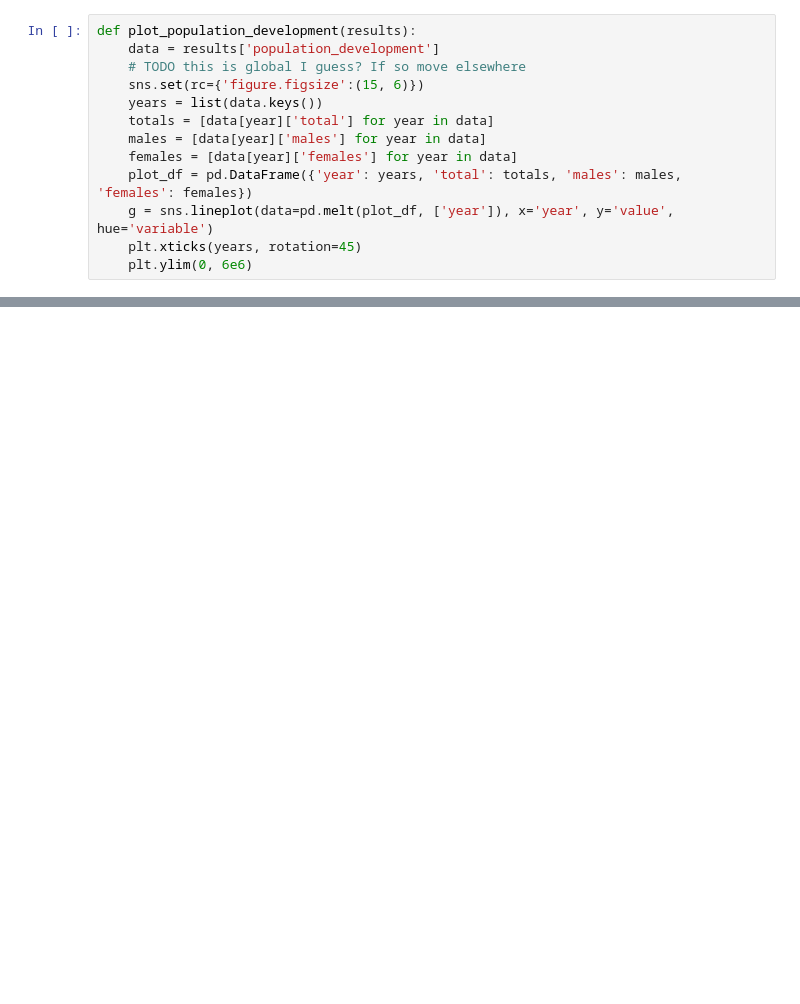
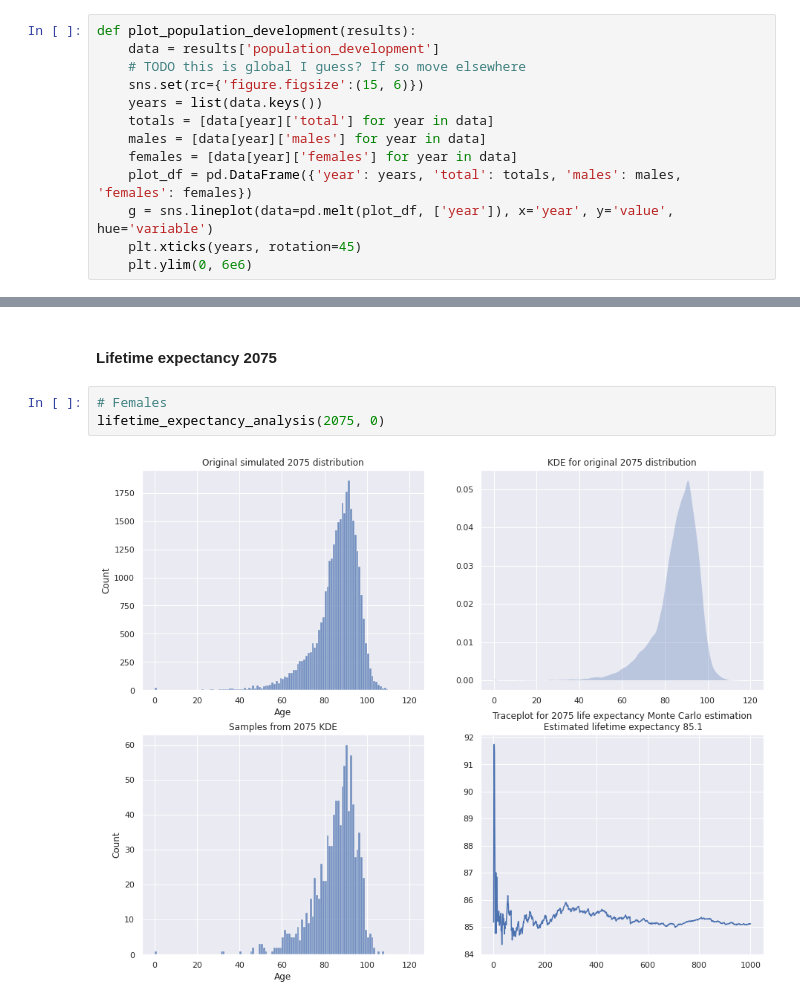
Before and after one commit to skupsala/population-simulation, a Jupyter notebook: notebooks/simulation.ipynb, the cells around one changed output, grey strips where cells are left out. Cells and saved outputs as stored; diff of their text form; blank space fills up the shorter version.

```diff
--- a/notebooks/simulation.ipynb
+++ b/notebooks/simulation.ipynb
@@ -487,0 +597,7 @@ animate_gif([f'age_by_sex_distribution_{year}.png' for year in range(Cfg.INITIAL
+# %% [markdown]
+#### Lifetime expectancy 2075
+# %%
+# Females
+lifetime_expectancy_analysis(2075, 0)
+# %% [output]
+[figure, added]
```
Also changed, not shown: parts of 44 cells of this notebook, 3 other files.
